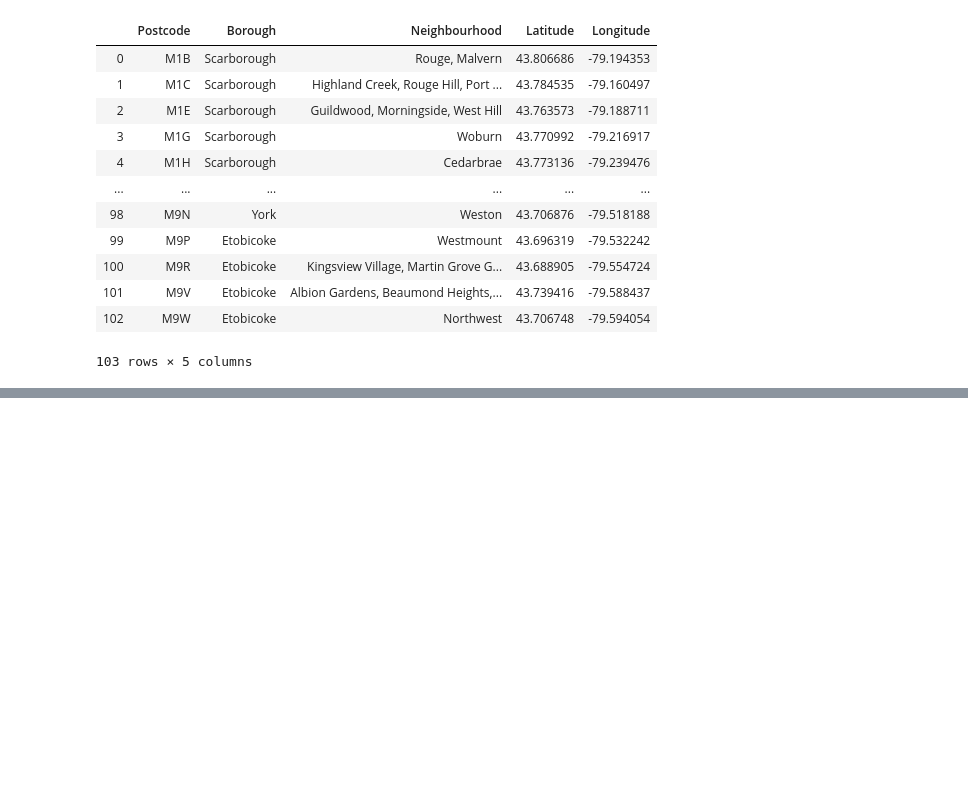
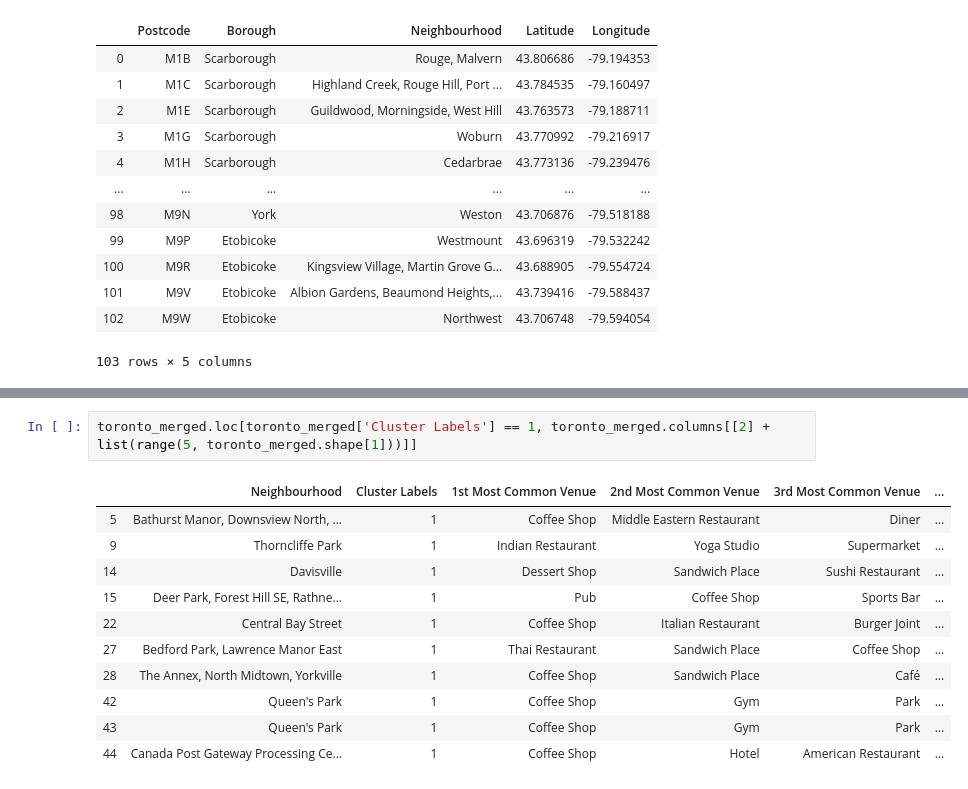
Before and after one commit to anneadb/Coursera_Capstone, a Jupyter notebook: Data_Science_Capstone.ipynb, the cells around one changed output, grey strips where cells are left out. Saved outputs shown, nothing was run; the diff lists cells and outputs as text; blank space fills up the shorter version.

```diff
--- a/Data_Science_Capstone.ipynb
+++ b/Data_Science_Capstone.ipynb
@@ -97,0 +422,14 @@ df_coords.to_csv("df_coords.csv")
+# %%
+toronto_merged.loc[toronto_merged['Cluster Labels'] == 1, toronto_merged.columns[[2] + list(range(5, toronto_merged.shape[1]))]]
+# %% [output]
+|  | Neighbourhood | Cluster Labels | 1st Most Common Venue | 2nd Most Common Venue | 3rd Most Common Venue | ... |
+| 5 | Bathurst Manor, Downsview North, ... | 1 | Coffee Shop | Middle Eastern Restaurant | Diner | ... |
+| 9 | Thorncliffe Park | 1 | Indian Restaurant | Yoga Studio | Supermarket | ... |
+| 14 | Davisville | 1 | Dessert Shop | Sandwich Place | Sushi Restaurant | ... |
+| 15 | Deer Park, Forest Hill SE, Rathne... | 1 | Pub | Coffee Shop | Sports Bar | ... |
+| 22 | Central Bay Street | 1 | Coffee Shop | Italian Restaurant | Burger Joint | ... |
+| 27 | Bedford Park, Lawrence Manor East | 1 | Thai Restaurant | Sandwich Place | Coffee Shop | ... |
+| 28 | The Annex, North Midtown, Yorkville | 1 | Coffee Shop | Sandwich Place | Café | ... |
+| 42 | Queen's Park | 1 | Coffee Shop | Gym | Park | ... |
+| 43 | Queen's Park | 1 | Coffee Shop | Gym | Park | ... |
+| 44 | Canada Post Gateway Processing Ce... | 1 | Coffee Shop | Hotel | American Restaurant | ... |
```
Also changed, not shown: parts of 40 cells of this notebook, 1 other file.
